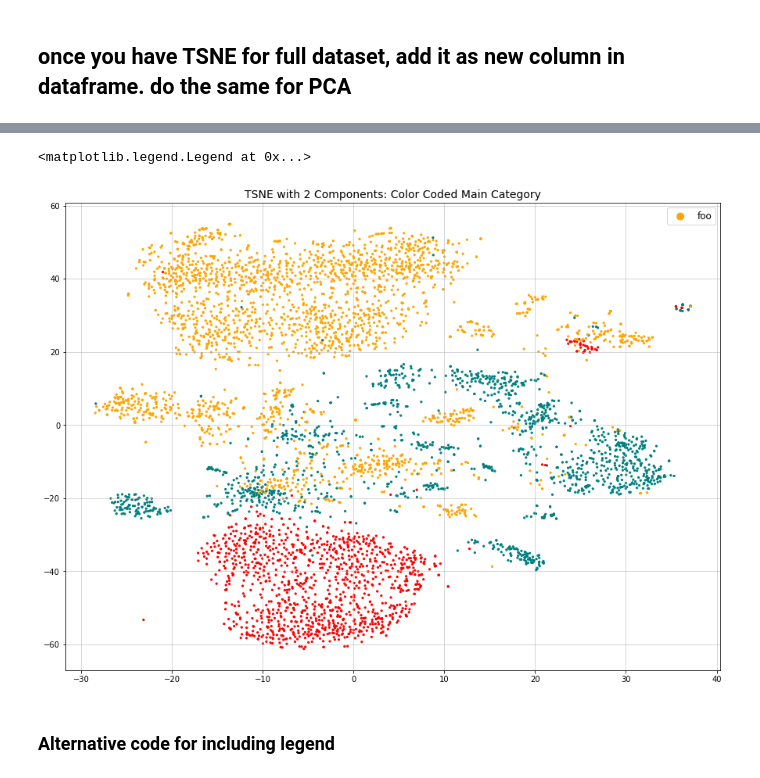
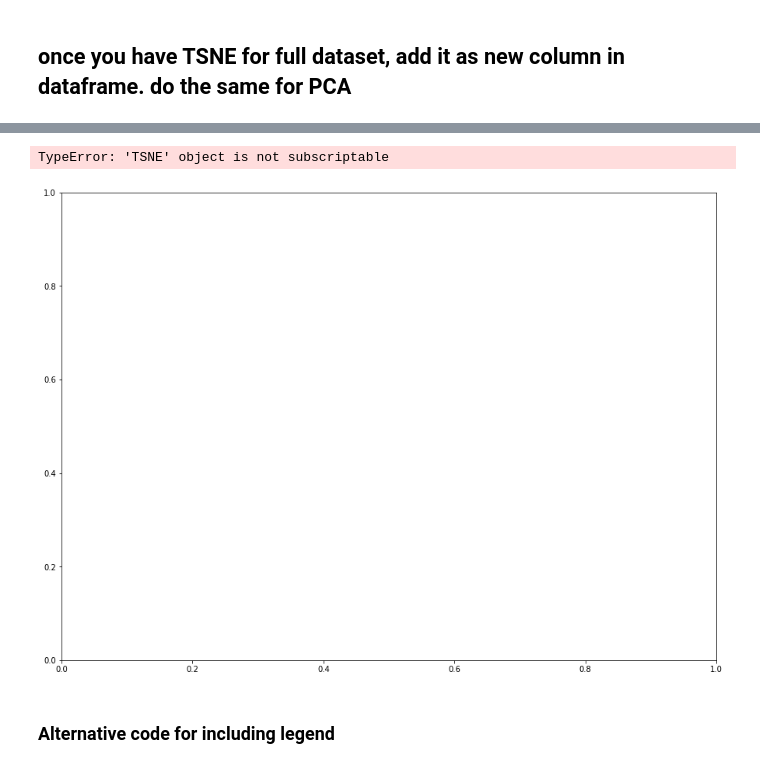
Before and after one commit to kellystroh/Inventory-Image-Classification, a Jupyter notebook: TSNE.ipynb, the cells around one changed output, grey strips where cells are left out. Saved outputs shown, nothing was run; the diff lists cells and outputs as text; code cells hidden in the pictures.

```diff
--- a/TSNE.ipynb
+++ b/TSNE.ipynb
@@ -30,2 +26,6 @@ from subset_df import apparel_subset, accessory_subset, shoe_subset, wearable_su
+# %%
+# normalize
+# not needed when all data on same scale, but good practice
+bw_img = bw_img/255
 # %%
-#XX = TSNE(n_components=2, n_iter=1000, perplexity=100).fit_transform(wear_img[0:5000])
+tsne2 = TSNE(n_components=2, n_iter=1000, perplexity=100)
@@ -36 +32,3 @@ pwd
+# %%
+XX = tsne2.fit_transform(bw_img[0:500])
 # %%
@@ -40,5 +36,5 @@ wear_df, wear_img = wearable_subset(df, bw_img)
 # %%
-colors = {'Apparel':'orange','Accessories':'teal','Footwear':'red', 'Personal Care':'grey', 'Free Items':'yellow', 'Sporting Goods':'black', 'Home':'magenta'}
-wear_df['color'] = wear_df.loc[:,'masterCategory'].apply(lambda x: colors[x])
-wear_df['color']
+colors = {'Apparel':'orange','Accessories':'teal','Footwear':'red', 'Personal Care':'grey'}
+df['color'] = df.loc[:,'masterCategory'].apply(lambda x: colors[x])
+df['color']
 # %% [output]
@@ -66,12 +42,12 @@ Name: color, Length: 41911, dtype: object
 # %%
 fig, ax = plt.subplots(figsize=(15,11))
-ax.scatter(XX[:,0],XX[:,1], s=5, label='foo', c= wear_df['color'][0:5000]);
+ax.scatter(tsne2[:,0],tsne2[:,1], s=5, label='foo', c= df['color'][0:5000]);
 ax.set_title('TSNE with 2 Components: Color Coded Main Category', fontsize=14)
 ax.grid(which='both', axis='both', linewidth=.5)
 ax.legend(fontsize=12, markerscale=4)
 # %% [output]
-<matplotlib.legend.Legend at 0x...>
+TypeError: 'TSNE' object is not subscriptable
-[figure, old version]
+[figure, new version]
 # %% [markdown]
 ### Alternative code for including legend
 # %%
```
Also changed, not shown: parts of 10 cells of this notebook, 1 other file.
